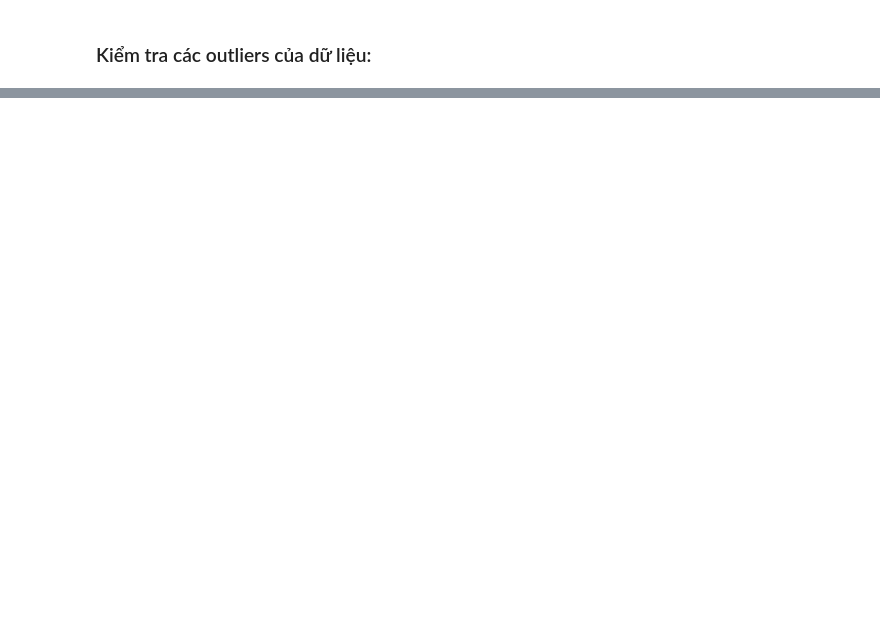
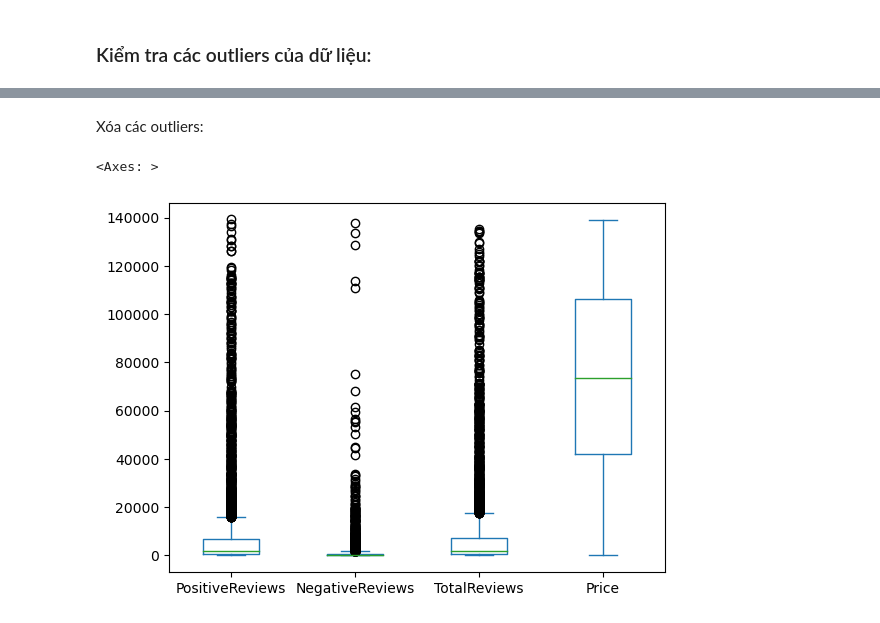
Before and after one commit to cheesepp/steam_game_ratings, a Jupyter notebook: Preprocessing.ipynb, the cells around one changed output, grey strips where cells are left out. Cells and saved outputs as stored; diff of their text form; code cells hidden in the pictures; blank space fills up the shorter version.

```diff
--- a/Preprocessing.ipynb
+++ b/Preprocessing.ipynb
@@ -711,0 +691,11 @@ plt.show()
+# %% [markdown]
+Xóa các outliers:
+# %%
+numeric_cols = ['PositiveReviews', 'NegativeReviews', 'TotalReviews', 'Price']
+# for col in numeric_cols:
+no_outliers_df = df[numeric_cols].copy()
+df = outlier_detection_iqr(df, numeric_cols)
+df[numeric_cols].plot(kind='box')
+# %% [output]
+<Axes: >
+[figure, added]
```
Also changed, not shown: parts of 7 cells of this notebook.
